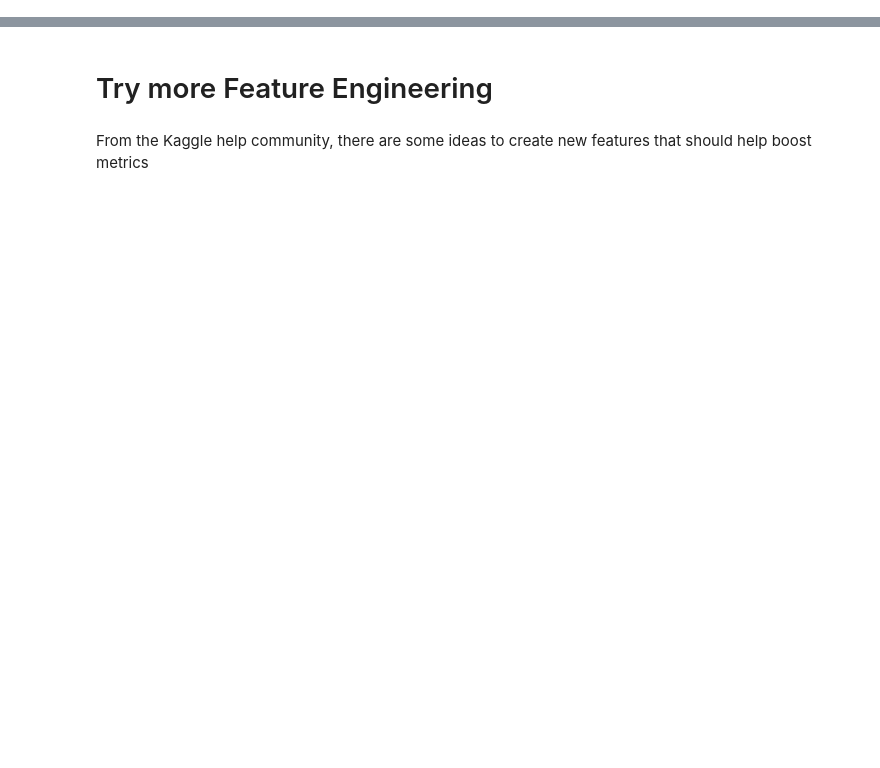
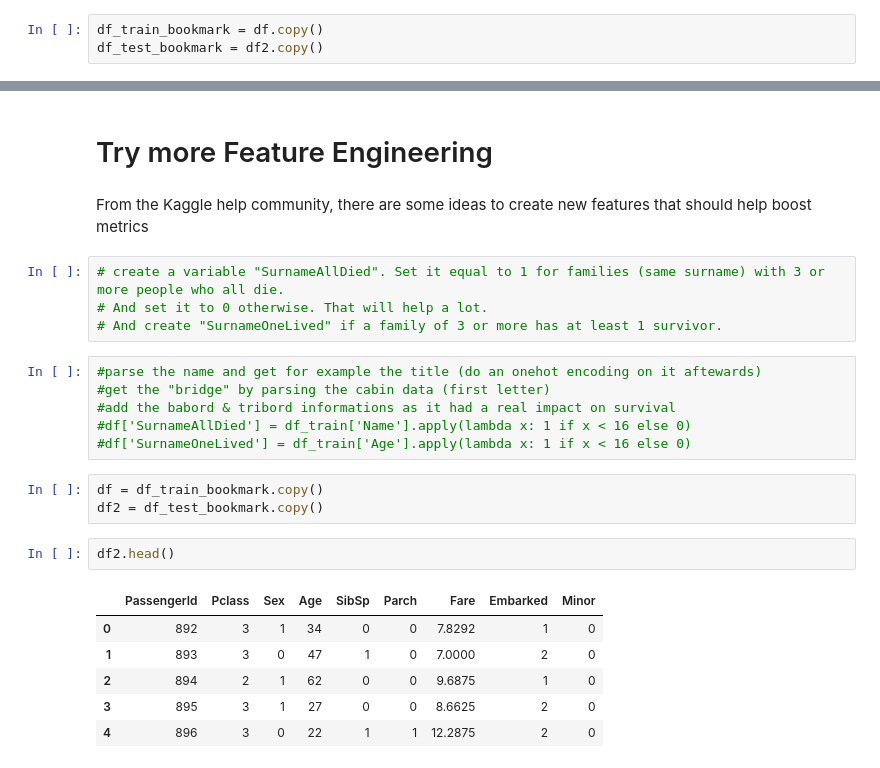
Before and after one commit to waldals/Titanic, a Jupyter notebook: titanic.ipynb, the cells around one changed output, grey strips where cells are left out. Saved outputs shown, nothing was run; the diff lists cells and outputs as text; blank space fills up the shorter version.

```diff
--- a/titanic.ipynb
+++ b/titanic.ipynb
@@ -268,3 +272,6 @@ df2.head()
+# %%
+df_train_bookmark = df.copy()
+df_test_bookmark = df2.copy()
 # %% [markdown]
 ## Data Exploration
 # %%
@@ -917,3 +926,25 @@ However, you can see that the best model above was a two-way tie: RandomForetCla
 # Try more Feature Engineering
 # %% [markdown]
 From the Kaggle help community, there are some ideas to create new features that should help boost metrics
+# %%
+# create a variable "SurnameAllDied". Set it equal to 1 for families (same surname) with 3 or more people who all die.
+# And set it to 0 otherwise. That will help a lot.
+# And create "SurnameOneLived" if a family of 3 or more has at least 1 survivor.
+# %%
+#parse the name and get for example the title (do an onehot encoding on it aftewards)
+#get the "bridge" by parsing the cabin data (first letter)
+#add the babord & tribord informations as it had a real impact on survival
+#df['SurnameAllDied'] = df_train['Name'].apply(lambda x: 1 if x < 16 else 0)
+#df['SurnameOneLived'] = df_train['Age'].apply(lambda x: 1 if x < 16 else 0)
+# %%
+df = df_train_bookmark.copy()
+df2 = df_test_bookmark.copy()
+# %%
+df2.head()
+# %% [output]
+|  | PassengerId | Pclass | Sex | Age | SibSp | Parch | Fare | Embarked | Minor |
+| 0 | 892 | 3 | 1 | 34 | 0 | 0 | 7.8292 | 1 | 0 |
+| 1 | 893 | 3 | 0 | 47 | 1 | 0 | 7.0000 | 2 | 0 |
+| 2 | 894 | 2 | 1 | 62 | 0 | 0 | 9.6875 | 1 | 0 |
+| 3 | 895 | 3 | 1 | 27 | 0 | 0 | 8.6625 | 2 | 0 |
+| 4 | 896 | 3 | 0 | 22 | 1 | 1 | 12.2875 | 2 | 0 |
```
Also changed, not shown: parts of 21 cells of this notebook.
